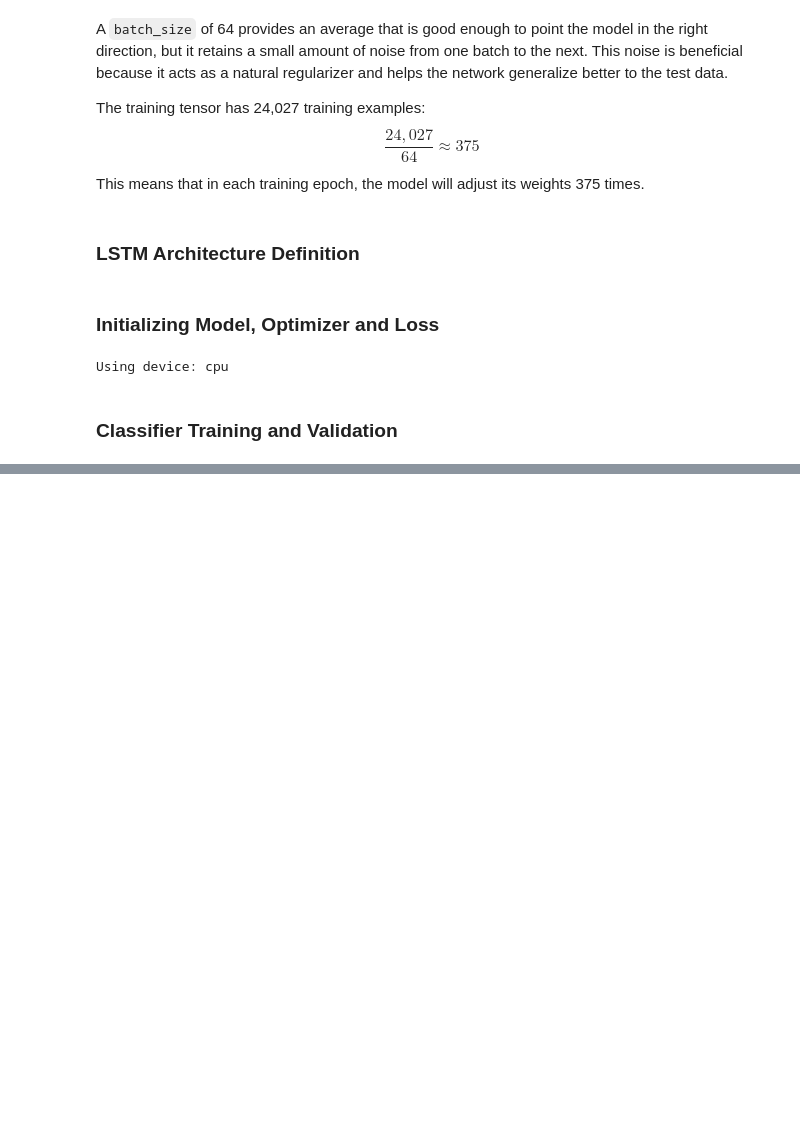
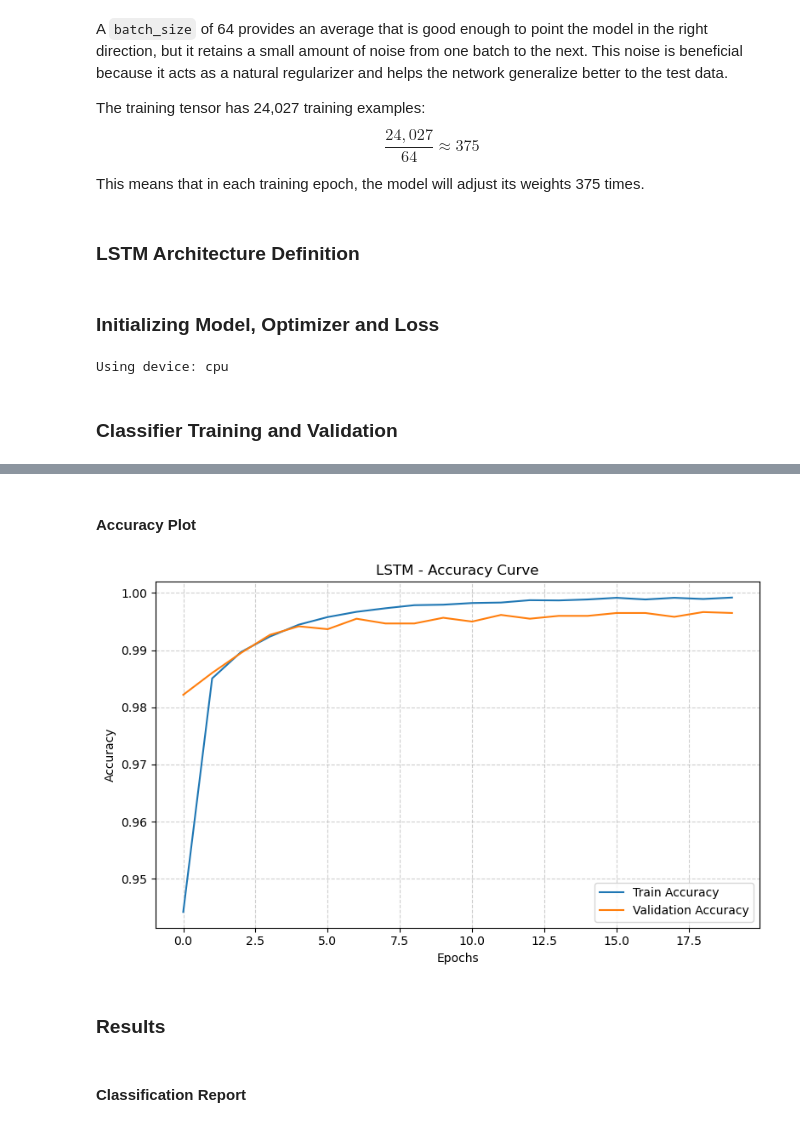
Before and after one commit to Joaomuianga/ML-team-collaboration, a Jupyter notebook: 3_TimeSeries/notebooks/5_LSTM_Modeling.ipynb, the cells around one changed output, grey strips where cells are left out. Saved outputs shown, nothing was run; the diff lists cells and outputs as text; code cells hidden in the pictures; blank space fills up the shorter version.

```diff
--- a/3_TimeSeries/notebooks/5_LSTM_Modeling.ipynb
+++ b/3_TimeSeries/notebooks/5_LSTM_Modeling.ipynb
@@ -224,0 +244,19 @@ Epoch [20/20] Train Loss: 0.0040, Train Acc: 0.9992 | Test Loss: 0.0168, Test Ac
+# %% [markdown]
+#### Accuracy Plot
+# %%
+plt.figure(figsize=(8, 5))
+plt.plot(train_acc, label = "Train Accuracy")
+plt.plot(test_acc, label = "Validation Accuracy")
+
+plt.title("LSTM - Accuracy Curve")
+plt.xlabel("Epochs")
+plt.ylabel("Accuracy")
+plt.legend()
+plt.grid(True, linestyle='--', alpha=0.6)
+
+plt.tight_layout()
+plt.show()
+# %% [output]
+[figure, added]
+# %% [markdown]
+### Results
@@ -224,0 +282,2 @@ Epoch [20/20] Train Loss: 0.0040, Train Acc: 0.9992 | Test Loss: 0.0168, Test Ac
+# %% [markdown]
+#### Classification Report
```
Also changed, not shown: parts of 9 cells of this notebook.
